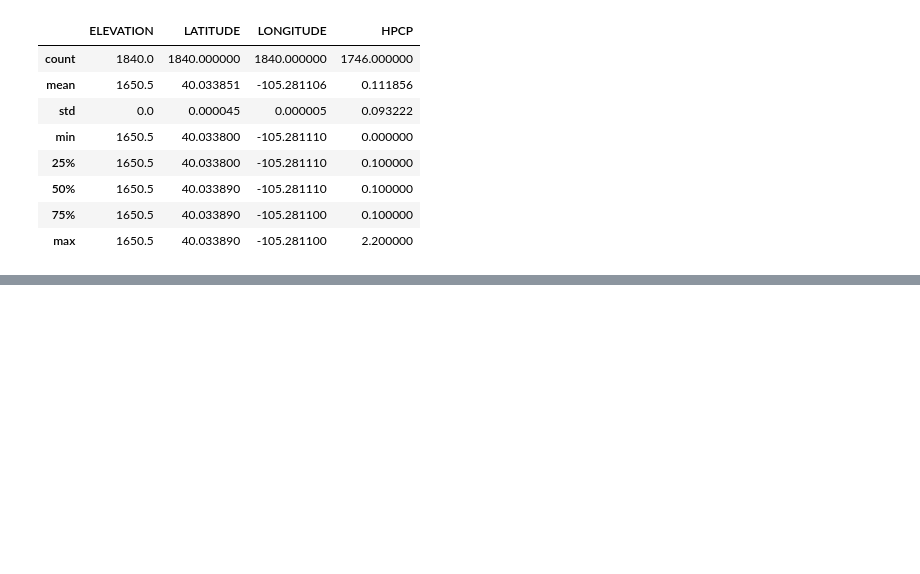
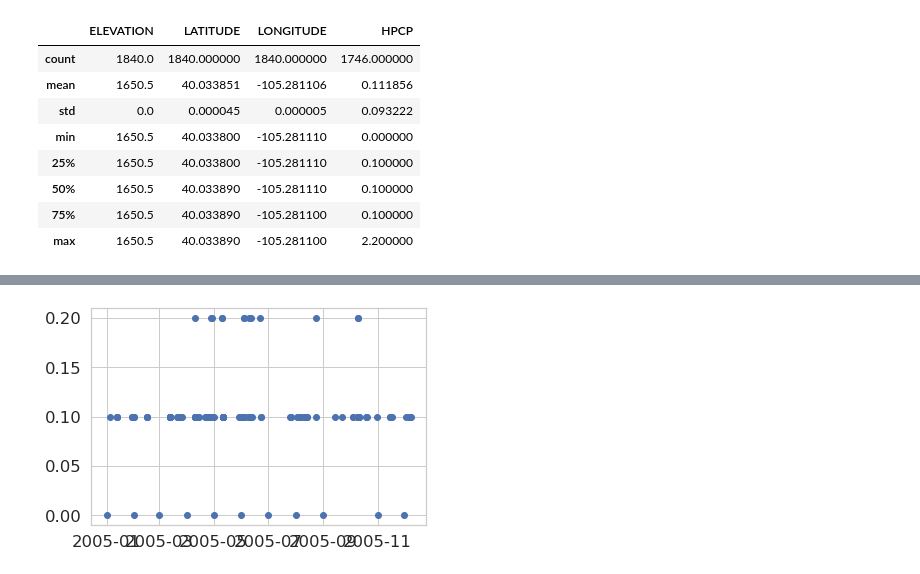
Before and after one commit to lrhf97/earth-analytics, a Jupyter notebook: colorado.ipynb, the cells around one changed output, grey strips where cells are left out. Saved outputs shown, nothing was run; the diff lists cells and outputs as text; code cells hidden in the pictures; blank space fills up the shorter version.

```diff
--- a/colorado.ipynb
+++ b/colorado.ipynb
@@ -89,0 +115,8 @@ plt.show()
+# %%
+# Plot the data using native matplotlib
+f, ax = plt.subplots()
+ax.scatter(x=precip_2005_clean.index.values,
+           y=precip_2005_clean["HPCP"])
+plt.show()
+# %% [output]
+[figure, added]
```
Also changed, not shown: parts of 11 cells of this notebook.
